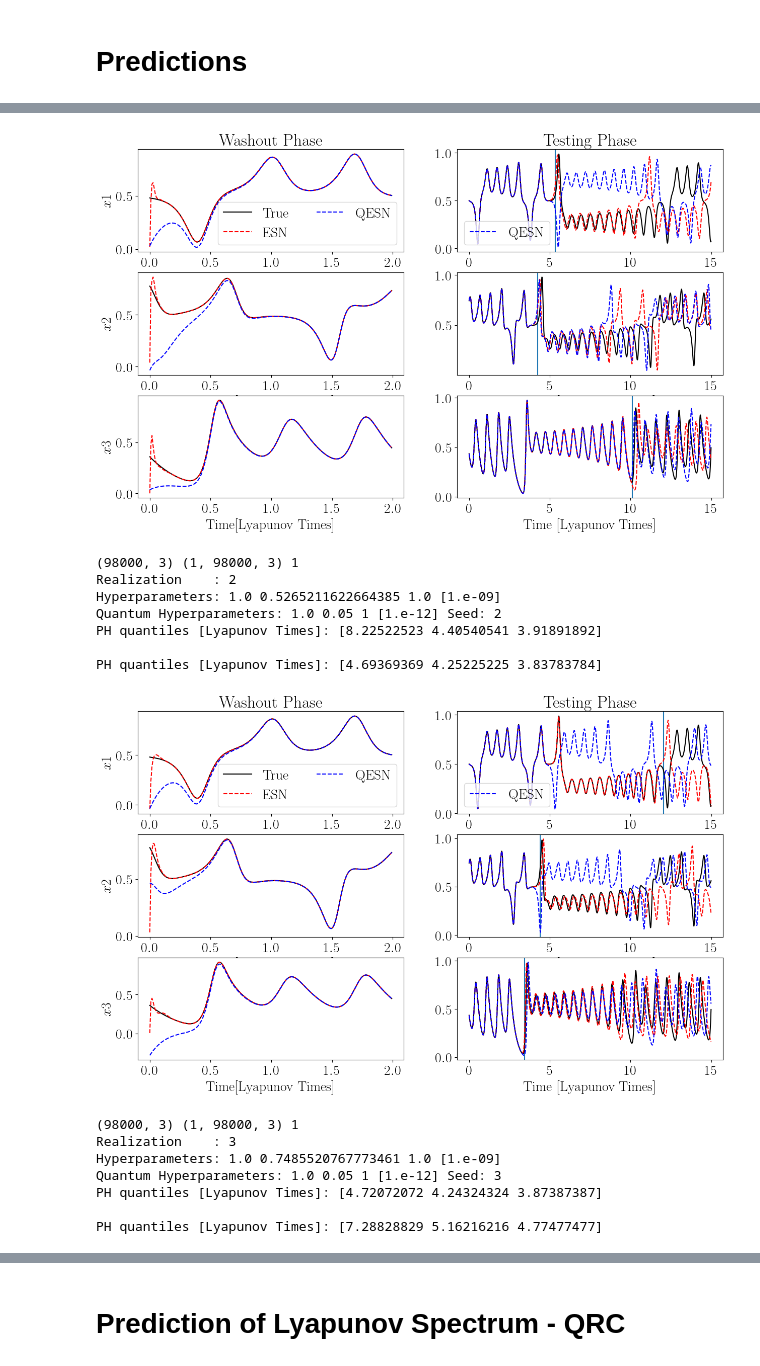
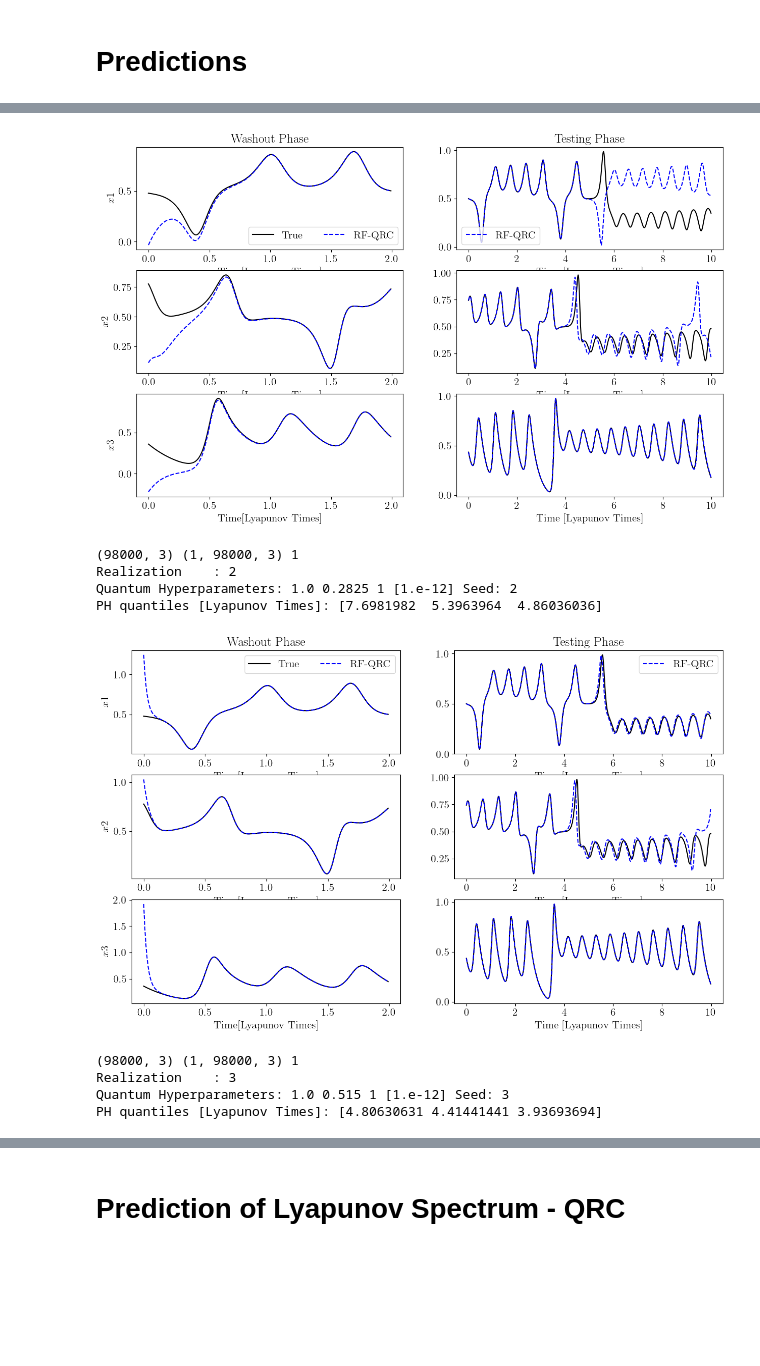
Before and after one commit to MagriLab/Stability_QRC_GS, a Jupyter notebook: src/Notebook.ipynb, the cells around one changed output, grey strips where cells are left out. Drawn from its saved outputs; the diff is of its cells as text; code cells hidden in the pictures; blank space fills up the shorter version.

Commit message:
results lorenz63 stability analysis

```diff
--- a/src/Notebook.ipynb
+++ b/src/Notebook.ipynb
@@ -485,7 +315,7 @@ Realization    : 5
 # Quantum Reservoir Computing - Initialization
 # %%
 # Defining Qbit and Cbits
-n              = 8 # 9 Qubits and classical
+n              = 7 # 9 Qubits and classical
 Nres           = 2**n # Total Reservoir Size
 qubits         = n
 
@@ -548,10 +378,10 @@ LHS_qq   = []
 RHS_qq   = []
 alpha_qc = []
 
-eps_fix  =0.05
+eps_fix  = 0.05
 tikh_q   = np.array([1e-12])
-eps_q_list = np.linspace(0.05,0.3,qu_ensemble)
-eps_q_list = np.ones(len(eps_q_list))*eps_fix
+eps_q_list = np.linspace(0.05,0.98,qu_ensemble)
+# eps_q_list = np.ones(len(eps_q_list))*eps_fix
 alpha_range    = 4*np.pi
 
 start = timer()
@@ -573,7 +403,7 @@ if quantum_training:
             print('Loading existing Wout matrix')
             #hf       = h5py.File('./data/MFE/Woutt_qq='+str(dt)+'-Nres'+str(N_units_q)+'-Ensemble'+str(ensemble)+'-dim'+str(dim)+'-epsilon_q'+str(eps_fix)+'-tikh'+str(tikh_q)+'script')#+'-noise')
             #hf        = h5py.File('./data/MFE/Woutt_qq='+str(dt)+'-Nres'+str(N_units)+'-Ensemble'+str(qu_ensemble)+'-dim'+str(dim)+'-epsilon_q'+str(eps_fix)+'-tikh'+str(tikh_q)+'-scaling'+str(scaling)+'-noise'+str(noise)+'-'+str(method)+str(qc_type))
-            hf       = h5py.File('./data/VPT_L63/Woutt_qq='+str(dt)+'-Nres'+str(N_units)+'-Ensemble'+str(ensemble)+'-dim'+str(dim)+'-epsilon_q'+str(eps_fix)+'-tikh'+str(tikh_q)+'-scaling'+str(scaling)+'-noise'+str(noise)+'-'+str(method)+str(qc_type))
+            hf       = h5py.File('./data/VPT_L63/Woutt_qq='+str(dt)+'-Nres'+str(N_units_q)+'-Ensemble'+str(ensemble)+'-dim'+str(dim)+'-epsilon_q'+str(eps_fix)+'-tikh'+str(tikh_q)+'-scaling'+str(scaling)+'-noise'+str(noise)+'-'+str(method)+str(qc_type))
             #hf      = h5py.File('./data/{}_New/Woutt_qq='.format(save_fold)+str(dt)+'-Nres'+str(N_units)+'-Ensemble'+str(qu_ensemble)+'-dim'+str(dim)+'-epsilon_q'+str(eps_fix)+'-tikh'+str(tikh_q)+'-scaling'+str(scaling)+'-noise'+str(noise)+'-'+str(method)+str(qc_type))
             #hf      = h5py.File('./data/{}/Woutt_qq='.format(save_fold)+str(dt)+'-Nres'+str(N_units)+'-Ensemble'+str(qu_ensemble)+'-dim'+str(dim)+'-epsilon_q'+str(eps_fix)+'-tikh'+str(tikh_q)+'-scaling'+str(scaling)+'-noise'+str(noise)+'-'+str(method)+str(qc_type))
 
@@ -603,7 +433,7 @@ print(training_time)
 
 
 if save_training:
-    fln      = ('./data/{}/Woutt_qq='.format(save_fold)+str(dt)+'-Nres'+str(N_units)+'-Ensemble'+str(qu_ensemble)+'-dim'+str(dim)+'-epsilon_q'+str(eps_fix)+'-tikh'+str(tikh_q)+'-scaling'+str(scaling)+'-noise'+str(noise)+'-'+str(method)+str(qc_type))
+    fln      = ('./data/{}/Woutt_qq='.format(save_fold)+str(dt)+'-Nres'+str(N_units_q)+'-Ensemble'+str(qu_ensemble)+'-dim'+str(dim)+'-epsilon_q'+str(eps_fix)+'-tikh'+str(tikh_q)+'-scaling'+str(scaling)+'-noise'+str(noise)+'-'+str(method)+str(qc_type))
     hf       = h5py.File(fln,'w')
     hf.create_dataset('Woutt_qq',data=Woutt_qq)
     hf.close()
@@ -627,7 +457,7 @@ Training...
 quantum_plots = True
 N_test   = dim   #number of intervals in the test set
 N_tstart = N_washout          # where the first test interval starts
-N_intt   = 15*N_lyap          # length of each test set interval
+N_intt   = 10*N_lyap          # length of each test set interval
 N_fwd    = 1*N_lyap
 
 len_open = N_washout          # Should be < N_washout because of implementation
@@ -652,25 +482,14 @@ for j in range(len(time_series)):
 
     for i in range(qu_ensemble):
         seed  = i+1
-        Win   =  esn.gen_input_matrix(seed)
-        W     =  esn.gen_reservoir_matrix(seed)
+        QESN.epsilon_q = eps_q_list[i]
 
         if quantum_plots:
-            U_wash, Uh_wash , Y_t , Yh_t , PH_plot , Uh_wash_q, Yh_t_q , PH_plot_q = lorenz63_timeseries_plot(N_test,N_tstart,N_intt,N_fwd,i,UU,U,U_test,N_washout,N_lyap,ensemble,N_t,minimum,esn,Win,W,QESN,Woutt,Woutt_qq,alpha_qq,plot=True,quantum=True)
-
+            U_wash,  Y_t , Uh_wash_q, Yh_t_q , PH_plot_q = lorenz63_timeseries_plot_quantum_only(N_test,N_tstart,N_intt,N_fwd,i,UU,U,U_test,N_washout,N_lyap,qu_ensemble,N_t,QESN,Woutt_qq,alpha_qq,plot=True,quantum=True)
             Y_tp       +=  [Y_t]
-            Yh_tp      +=  [Yh_t]
             Yh_t_qp    +=  [Yh_t_q]
-            PH_plot_p  += [PH_plot[i]]
             PH_plot_pq += [PH_plot_q[i]]
 
-        else:
-            U_wash, Uh_wash , Y_t , Yh_t , PH_plot , Uh_wash_q, Yh_t_q , PH_plot_q = lorenz63_timeseries_plot(N_test,N_tstart,N_intt,N_fwd,i,UU,U,U_test,N_washout,N_lyap,ensemble,N_t,minimum,esn,Win,W,QESN,Woutt,Woutt_qq,alpha_qq,plot=True,quantum=False)
-            Y_tp      +=  [Y_t]
-            Yh_tp     +=  [Yh_t]
-            PH_plot_p += [PH_plot[i]]
-
-    PH_series   += [PH_plot_p]
     PH_series_q += [PH_plot_pq]
 # %% [output]
 For time series 0
@@ -684,16 +500,10 @@ PH quantiles [Lyapunov Times]: [7.7027027  5.2972973  4.75675676]
-[figure, old version]
+[figure, new version]
 (98000, 3) (1, 98000, 3) 1
 Realization    : 2
-Hyperparameters: 1.0 0.5265211622664385 1.0 [1.e-09]
-Quantum Hyperparameters: 1.0 0.05 1 [1.e-12] Seed: 2
-PH quantiles [Lyapunov Times]: [8.22522523 4.40540541 3.91891892]
-
-PH quantiles [Lyapunov Times]: [4.69369369 4.25225225 3.83783784]
+Quantum Hyperparameters: 1.0 0.2825 1 [1.e-12] Seed: 2
+PH quantiles [Lyapunov Times]: [7.6981982  5.3963964  4.86036036]
-[figure, old version]
+[figure, new version]
 (98000, 3) (1, 98000, 3) 1
 Realization    : 3
-Hyperparameters: 1.0 0.7485520767773461 1.0 [1.e-09]
-Quantum Hyperparameters: 1.0 0.05 1 [1.e-12] Seed: 3
-PH quantiles [Lyapunov Times]: [4.72072072 4.24324324 3.87387387]
-
-PH quantiles [Lyapunov Times]: [7.28828829 5.16216216 4.77477477]
+Quantum Hyperparameters: 1.0 0.515 1 [1.e-12] Seed: 3
+PH quantiles [Lyapunov Times]: [4.80630631 4.41441441 3.93693694]
```
Also changed, not shown: parts of 37 cells of this notebook, 1 other file.
